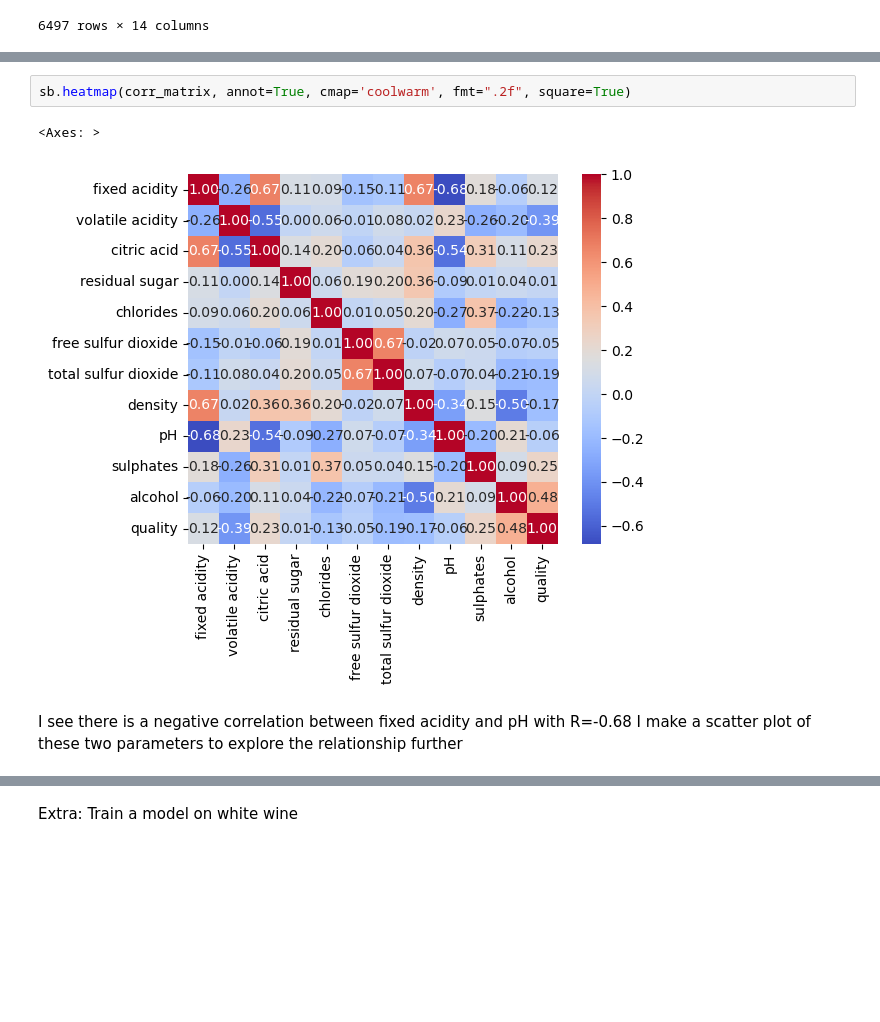
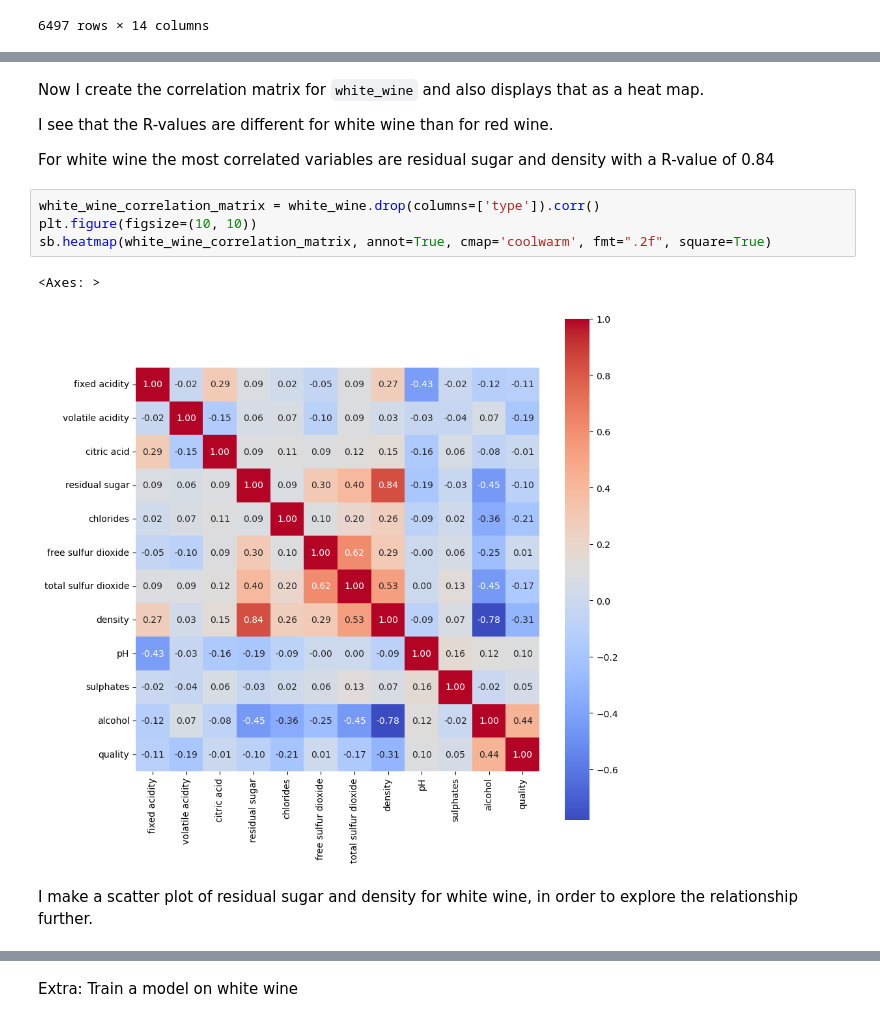
Before and after one commit to pbollhorn/bi-group5, a Jupyter notebook: mp2/mini_project_2.ipynb, the cells around one changed output, grey strips where cells are left out. Drawn from its saved outputs; the diff is of its cells as text; blank space fills up the shorter version.

```diff
--- a/mp2/mini_project_2.ipynb
+++ b/mp2/mini_project_2.ipynb
@@ -315,8 +397,15 @@ corr_matrix
+# %% [markdown]
+Now I create the correlation matrix for `white_wine` and also displays that as a heat map.
+
+I see that the R-values are different for white wine than for red wine.
+
+For white wine the most correlated variables are residual sugar and density with a R-value of 0.84
 # %%
-sb.heatmap(corr_matrix, annot=True, cmap='coolwarm', fmt=".2f", square=True)
+white_wine_correlation_matrix = white_wine.drop(columns=['type']).corr()
+plt.figure(figsize=(10, 10))
+sb.heatmap(white_wine_correlation_matrix, annot=True, cmap='coolwarm', fmt=".2f", square=True)
 # %% [output]
 <Axes: >
-[figure, old version]
+[figure, new version]
 # %% [markdown]
-I see there is a negative correlation between fixed acidity and pH with R=-0.68
-I make a scatter plot of these two parameters to explore the relationship further
+I make a scatter plot of residual sugar and density for white wine, in order to explore the relationship further.
```
Also changed, not shown: parts of 33 cells of this notebook.
